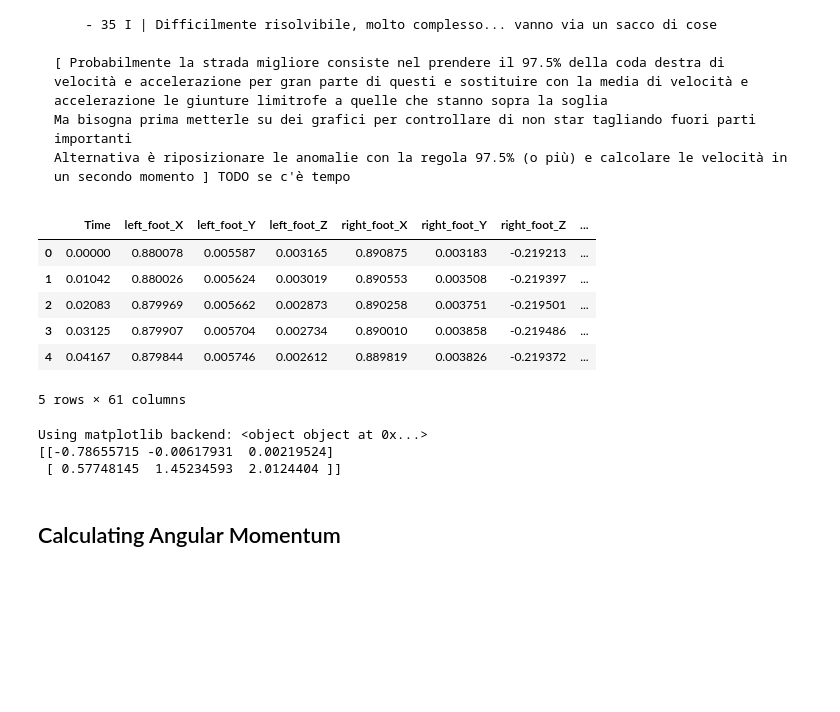
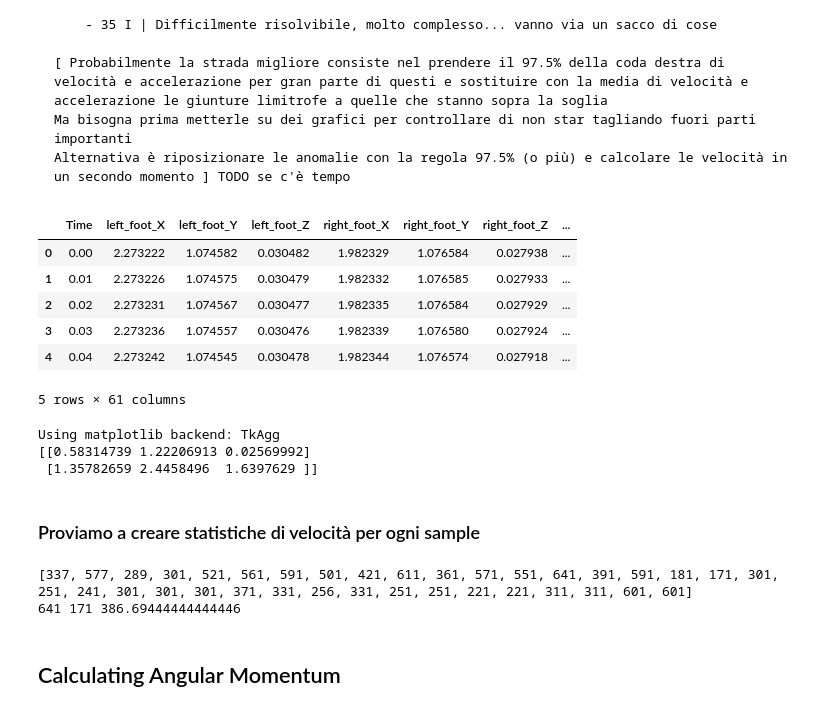
Before and after one commit to gaggioaxel/OoM-Thesis, a Jupyter notebook: code/src/OoM.ipynb, the cells around one changed output. Cells and saved outputs as stored; diff of their text form; code cells hidden in the pictures; blank space fills up the shorter version.

```diff
--- a/code/src/OoM.ipynb
+++ b/code/src/OoM.ipynb
@@ -328,39 +61,39 @@ drivePosMap = { 1:  (MURIEL_POS+"t_003_finalclean.tsv",(37,40.5)),
                 18: (JUL_SEV_POS+"t_052_finalclean.tsv",(11.5,13.2)),
                 19: (JUL_SEV_POS+"t_052_finalclean.tsv",(15,18)),
                 20: (JUL_SEV_POS+"t_052_finalclean.tsv",(19,21.5)),
                 21: (JUL_SEV_POS+"t_060_finalclean.tsv",(2.6,5)),
                 22: (JUL_SEV_POS+"t_061_finalclean.tsv",(58,61)),
                 23: (JUL_SEV_POS+"t_063_finalclean.tsv",(25.5,28.5)),
                 24: (JUL_SEV_POS+"t_064_finalclean.tsv",(2.5,5.5)),
 
                 # TODO all these following have a problem with the head position and many with some joints going crazy
                 # A_B trials maybe should be turned in front instead of on a side for consistency
                 25: (JUL_EI_POS+"t_052_A_finalclean.tsv",(8.1,11.8)),       # ball catch left side
                 26: (JUL_EI_POS+"t_052_B_finalclean.tsv",(11.8,15.1)),      # ball catch right side
                 27: (JUL_EI_POS+"t_052_A_finalclean.tsv",(12.15,14.7)),     # ball throw left side
                 28: (JUL_EI_POS+"t_052_B_finalclean.tsv",(8.5,11.8)),       # ball throw right side
                 29: (JUL_EI_POS+"t_053_A_finalclean.tsv",(22,24.5)),        # ball high throw left side
                 30: (JUL_EI_POS+"t_053_B_finalclean.tsv",(22,24.5)),        # ball side catch right side
                 31: (JUL_EI_POS+"t_053_A_finalclean.tsv",(25,27.2)),        # ball throw left side
                 32: (JUL_EI_POS+"t_053_B_finalclean.tsv",(25,27.2)),        # ball catch right side
                 33: (JUL_THI_POS+"t_061_A_finalclean.tsv",(29,32.1)),       # ball throw cheat left side
                 34: (JUL_THI_POS+"t_061_B_finalclean.tsv",(29,32.1)),       # ball catch right side TODO error in joint
                 35: (JUL_THI_POS+"t_061_A_finalclean.tsv",(74,80)),         # right ball catch left side TODO many joints going crazy
                 36: (JUL_THI_POS+"t_061_B_finalclean.tsv",(74,80))          # ball catch right side
               }
 
-picked = 1
+picked = 17
 
 data = drivePosMap[picked]
 table = pd.read_table(data[0])
 table.head()
 # %% [output]
 |  | Time | left_foot_X | left_foot_Y | left_foot_Z | right_foot_X | right_foot_Y | right_foot_Z | ... |
-| 0 | 0.00000 | 0.880078 | 0.005587 | 0.003165 | 0.890875 | 0.003183 | -0.219213 | ... |
-| 1 | 0.01042 | 0.880026 | 0.005624 | 0.003019 | 0.890553 | 0.003508 | -0.219397 | ... |
-| 2 | 0.02083 | 0.879969 | 0.005662 | 0.002873 | 0.890258 | 0.003751 | -0.219501 | ... |
-| 3 | 0.03125 | 0.879907 | 0.005704 | 0.002734 | 0.890010 | 0.003858 | -0.219486 | ... |
-| 4 | 0.04167 | 0.879844 | 0.005746 | 0.002612 | 0.889819 | 0.003826 | -0.219372 | ... |
+| 0 | 0.00 | 2.273222 | 1.074582 | 0.030482 | 1.982329 | 1.076584 | 0.027938 | ... |
+| 1 | 0.01 | 2.273226 | 1.074575 | 0.030479 | 1.982332 | 1.076585 | 0.027933 | ... |
+| 2 | 0.02 | 2.273231 | 1.074567 | 0.030477 | 1.982335 | 1.076584 | 0.027929 | ... |
+| 3 | 0.03 | 2.273236 | 1.074557 | 0.030476 | 1.982339 | 1.076580 | 0.027924 | ... |
+| 4 | 0.04 | 2.273242 | 1.074545 | 0.030478 | 1.982344 | 1.076574 | 0.027918 | ... |
 5 rows × 61 columns
 # %%
 startEndSeconds = data[1]
@@ -484,6 +220,6 @@ update_plot(time_index)
 # Show the plot
 plt.show()
 # %% [output]
-Using matplotlib backend: <object object at 0x...>
-[[-0.78655715 -0.00617931  0.00219524]
- [ 0.57748145  1.45234593  2.0124404 ]]
+Using matplotlib backend: TkAgg
+[[0.58314739 1.22206913 0.02569992]
+ [1.35782659 2.4458496  1.6397629 ]]
@@ -489,0 +228,14 @@ Using matplotlib backend: <object object at 0x...>
+# %% [markdown]
+### Proviamo a creare statistiche di velocità per ogni sample
+# %%
+import pandas as pd
+
+lenghts = []
+for i in range(1,37):
+    table = pd.read_table(drivePosMap[i][0])
+    lenghts.append(len(table[table['Time'].between(drivePosMap[i][1][0],drivePosMap[i][1][1])]))
+print(lenghts)
+print(max(lenghts),min(lenghts),sum(lenghts)/len(lenghts))
+# %% [output]
+[337, 577, 289, 301, 521, 561, 591, 501, 421, 611, 361, 571, 551, 641, 391, 591, 181, 171, 301, 251, 241, 301, 301, 301, 371, 331, 256, 331, 251, 251, 221, 221, 311, 311, 601, 601]
+641 171 386.69444444444446
```
Also changed, not shown: parts of 39 cells of this notebook.
